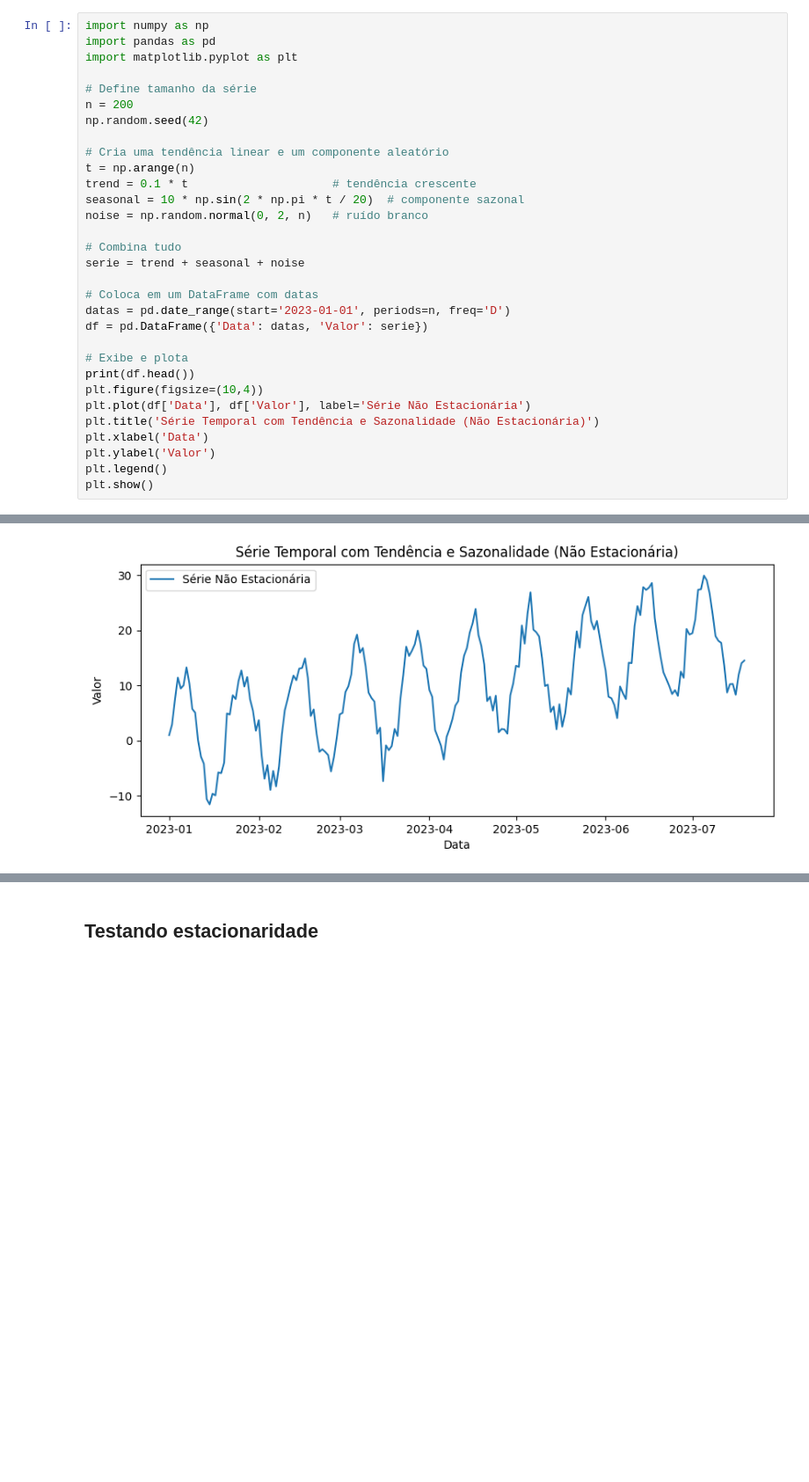
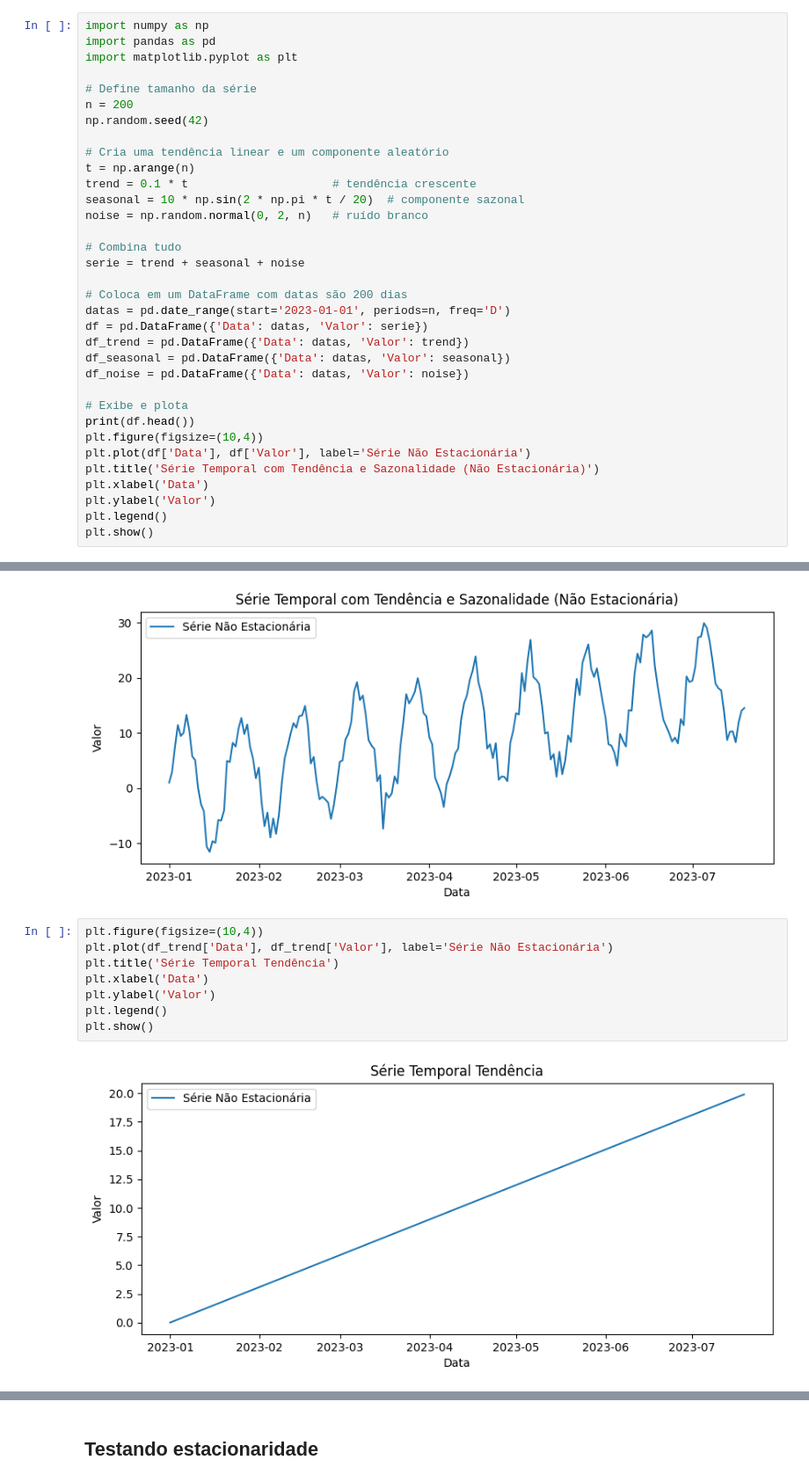
Before and after one commit to ficorrea/data_science, a Jupyter notebook: timeseries/series_temp.ipynb, the cells around one changed output, grey strips where cells are left out. Shown at 88% size. Saved outputs shown, nothing was run; the diff lists cells and outputs as text; blank space fills up the shorter version.

```diff
--- a/timeseries/series_temp.ipynb
+++ b/timeseries/series_temp.ipynb
@@ -75,9 +77,12 @@ noise = np.random.normal(0, 2, n)   # ruído branco
 # Combina tudo
 serie = trend + seasonal + noise
 
-# Coloca em um DataFrame com datas
+# Coloca em um DataFrame com datas são 200 dias
 datas = pd.date_range(start='2023-01-01', periods=n, freq='D')
 df = pd.DataFrame({'Data': datas, 'Valor': serie})
+df_trend = pd.DataFrame({'Data': datas, 'Valor': trend})
+df_seasonal = pd.DataFrame({'Data': datas, 'Valor': seasonal})
+df_noise = pd.DataFrame({'Data': datas, 'Valor': noise})
 
 # Exibe e plota
 print(df.head())
@@ -96,3 +101,13 @@ plt.show()
 3 2023-01-04  11.436230
 4 2023-01-05   9.442258
 [figure]
+# %%
+plt.figure(figsize=(10,4))
+plt.plot(df_trend['Data'], df_trend['Valor'], label='Série Não Estacionária')
+plt.title('Série Temporal Tendência')
+plt.xlabel('Data')
+plt.ylabel('Valor')
+plt.legend()
+plt.show()
+# %% [output]
+[figure, added]
```
Also changed, not shown: parts of 19 cells of this notebook.
